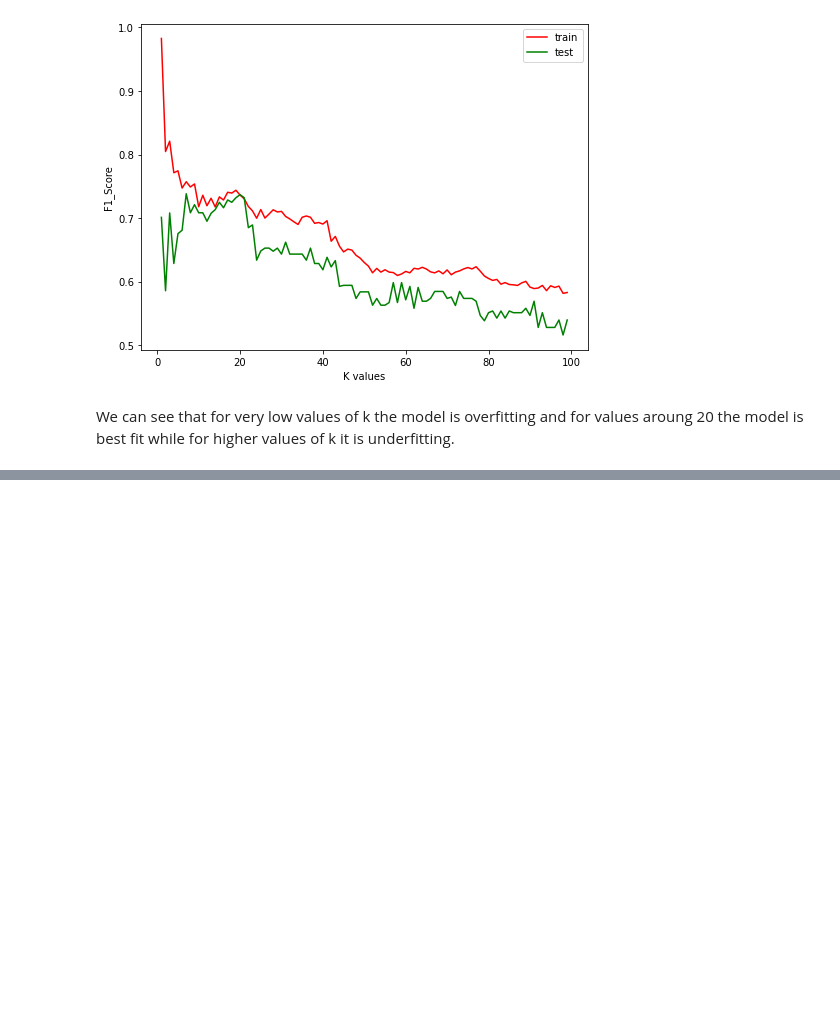
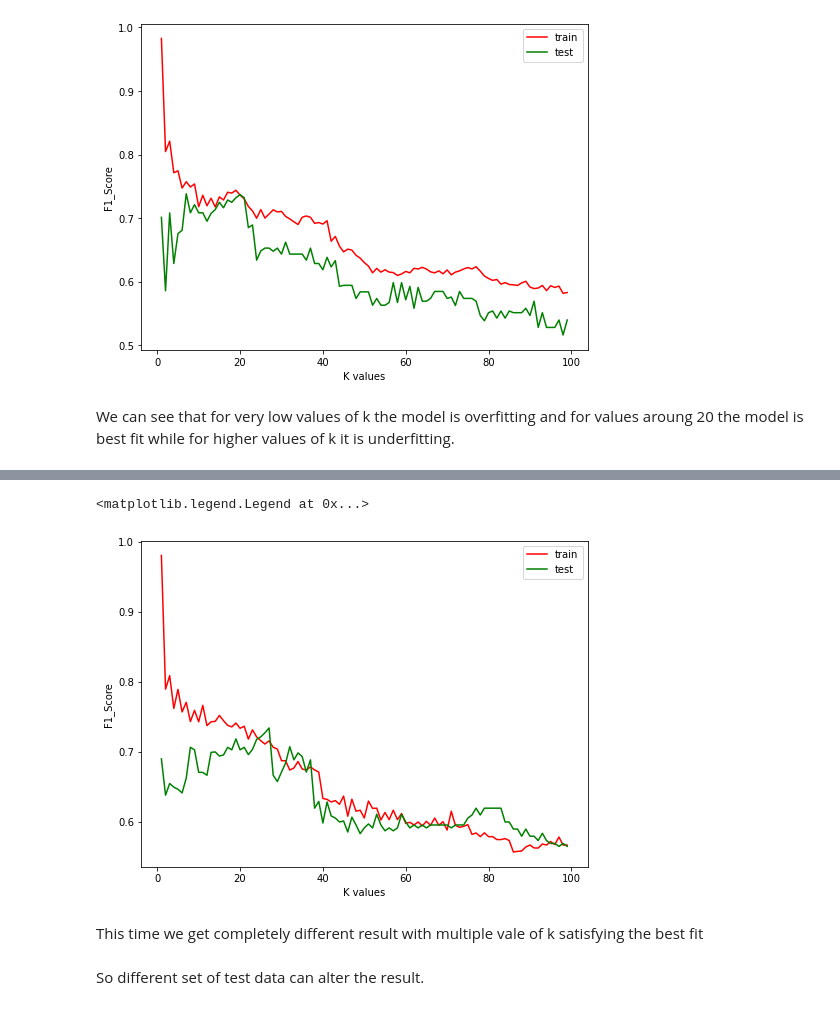
Before and after one commit to manish142000/Machine_learning, a Jupyter notebook: visualizing_overfitting_and_underfitting_in_KNN.ipynb, the cells around one changed output, grey strips where cells are left out. Drawn from its saved outputs; the diff is of its cells as text; code cells hidden in the pictures; blank space fills up the shorter version.

```diff
--- a/visualizing_overfitting_and_underfitting_in_KNN.ipynb
+++ b/visualizing_overfitting_and_underfitting_in_KNN.ipynb
@@ -113,0 +157,19 @@ higher values of k it is underfitting.
+# %%
+K = range(1, 100)
+train_f1, test_f1 = visualize(K)
+# %%
+from pylab import rcParams
+rcParams['figure.figsize'] = 8, 6
+plt.figure(figsize = (8, 6))
+plt.plot(K, train_f1, color='red', label = 'train')
+plt.plot(K, test_f1, color = 'green', label = 'test')
+plt.xlabel('K values')
+plt.ylabel('F1_Score')
+plt.legend()
+# %% [output]
+<matplotlib.legend.Legend at 0x...>
+[figure, added]
+# %% [markdown]
+This time we get completely different result with multiple vale of k satisfying the best fit
+# %% [markdown]
+So different set of test data can alter the result.
```
Also changed, not shown: parts of 8 cells of this notebook.
